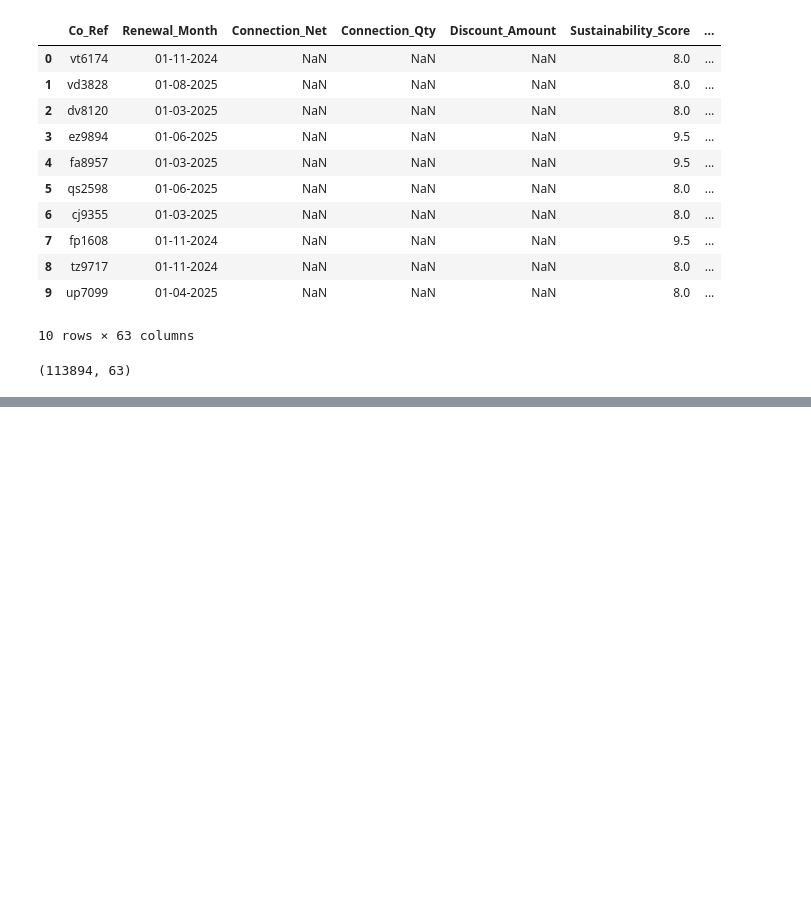
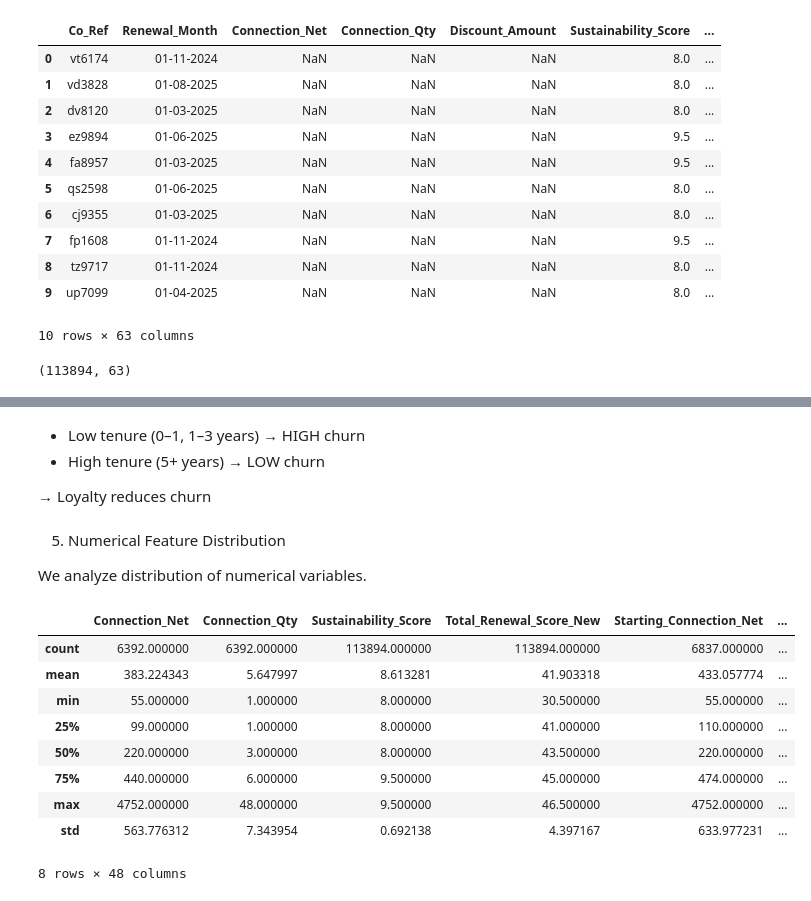
Before and after one commit to nehasuresh2204-lang/ds_mini-project, a Jupyter notebook: 01A_data_preparation_eda.ipynb, the cells around one changed output, grey strips where cells are left out. Cells and saved outputs as stored; diff of their text form; code cells hidden in the pictures; blank space fills up the shorter version.

```diff
--- a/01A_data_preparation_eda.ipynb
+++ b/01A_data_preparation_eda.ipynb
@@ -593,0 +983,22 @@ df.to_csv("model_dataset_option_A.csv", index=False)
+# %% [markdown]
+- Low tenure (0–1, 1–3 years) → HIGH churn
+- High tenure (5+ years) → LOW churn
+
+→ Loyalty reduces churn
+# %% [markdown]
+5. Numerical Feature Distribution
+
+We analyze distribution of numerical variables.
+# %%
+df.describe()
+# %% [output]
+|  | Connection_Net | Connection_Qty | Sustainability_Score | Total_Renewal_Score_New | Starting_Connection_Net | ... |
+| count | 6392.000000 | 6392.000000 | 113894.000000 | 113894.000000 | 6837.000000 | ... |
+| mean | 383.224343 | 5.647997 | 8.613281 | 41.903318 | 433.057774 | ... |
+| min | 55.000000 | 1.000000 | 8.000000 | 30.500000 | 55.000000 | ... |
+| 25% | 99.000000 | 1.000000 | 8.000000 | 41.000000 | 110.000000 | ... |
+| 50% | 220.000000 | 3.000000 | 8.000000 | 43.500000 | 220.000000 | ... |
+| 75% | 440.000000 | 6.000000 | 9.500000 | 45.000000 | 474.000000 | ... |
+| max | 4752.000000 | 48.000000 | 9.500000 | 46.500000 | 4752.000000 | ... |
+| std | 563.776312 | 7.343954 | 0.692138 | 4.397167 | 633.977231 | ... |
+8 rows × 48 columns
```
Also changed, not shown: parts of 64 cells of this notebook, 1 other file.
